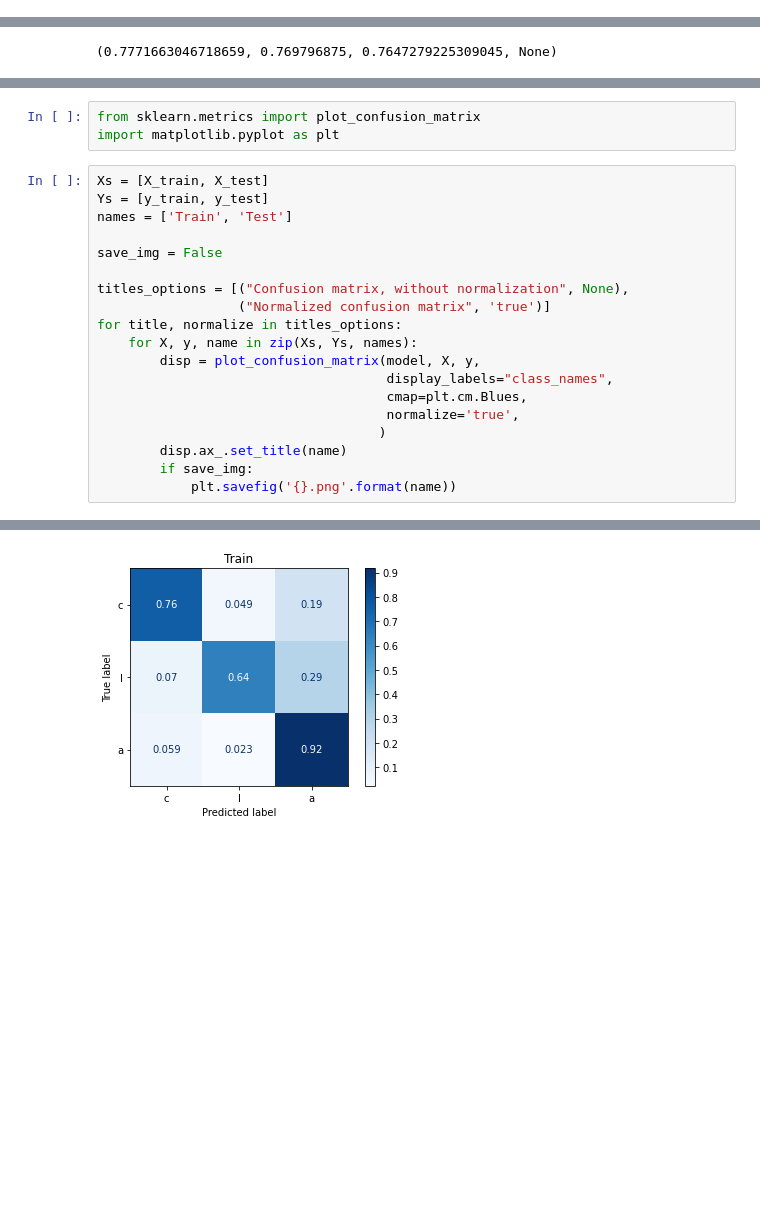
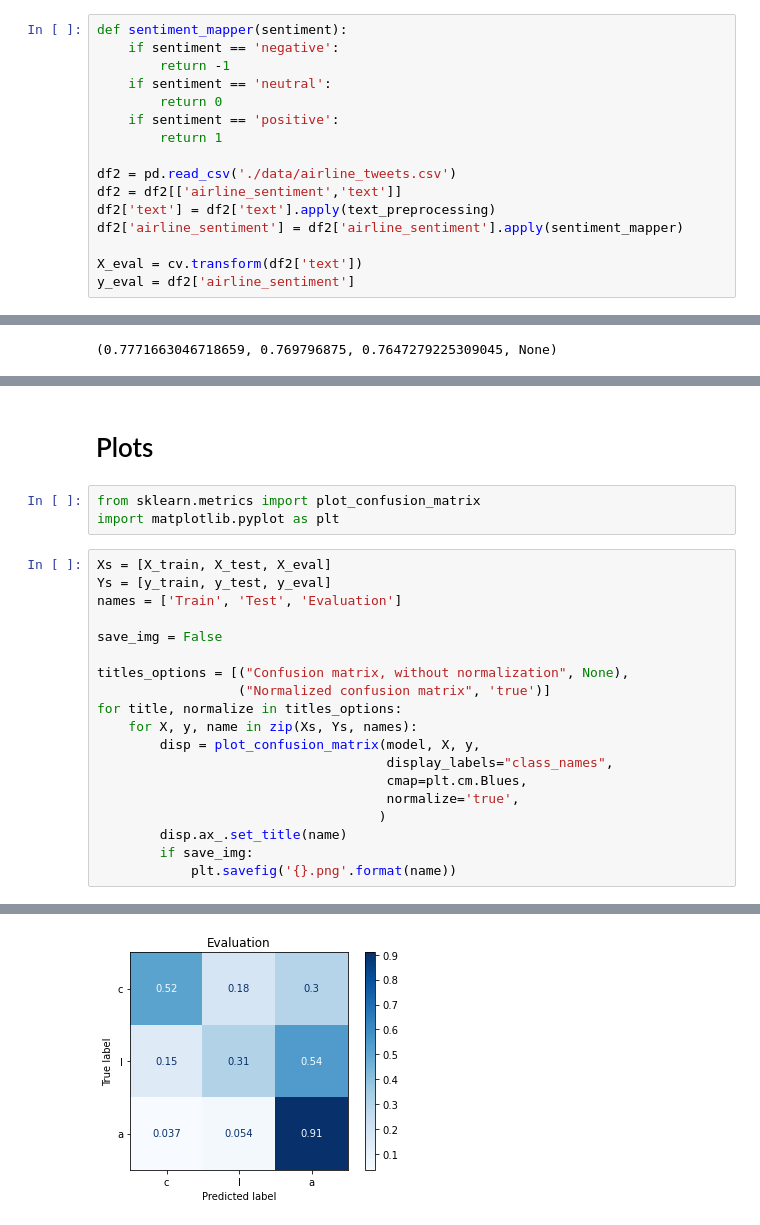
Before and after one commit to Mjodas/tweet-sentiment, a Jupyter notebook: baseline-NB.ipynb, the cells around one changed output, grey strips where cells are left out. Cells and saved outputs as stored; diff of their text form; blank space fills up the shorter version.

```diff
--- a/baseline-NB.ipynb
+++ b/baseline-NB.ipynb
@@ -37,0 +33,16 @@ text_counts = cv.fit_transform(df['text'])
+# %%
+def sentiment_mapper(sentiment):
+    if sentiment == 'negative':
+        return -1
+    if sentiment == 'neutral':
+        return 0
+    if sentiment == 'positive':
+        return 1
+
+df2 = pd.read_csv('./data/airline_tweets.csv')
+df2 = df2[['airline_sentiment','text']]
+df2['text'] = df2['text'].apply(text_preprocessing)
+df2['airline_sentiment'] = df2['airline_sentiment'].apply(sentiment_mapper)
+
+X_eval = cv.transform(df2['text'])
+y_eval = df2['airline_sentiment']
@@ -80,26 +108,28 @@ display(fscore)
+# %% [markdown]
+# Plots
 # %%
 from sklearn.metrics import plot_confusion_matrix
 import matplotlib.pyplot as plt
 # %%
-Xs = [X_train, X_test]
-Ys = [y_train, y_test]
-names = ['Train', 'Test']
+Xs = [X_train, X_test, X_eval]
+Ys = [y_train, y_test, y_eval]
+names = ['Train', 'Test', 'Evaluation']
 
 save_img = False
 
 titles_options = [("Confusion matrix, without normalization", None),
                   ("Normalized confusion matrix", 'true')]
 for title, normalize in titles_options:
     for X, y, name in zip(Xs, Ys, names):
         disp = plot_confusion_matrix(model, X, y,
                                      display_labels="class_names",
                                      cmap=plt.cm.Blues,
                                      normalize='true',
                                     )
         disp.ax_.set_title(name)
         if save_img:
             plt.savefig('{}.png'.format(name))
 # %% [output]
 [figure]
 [figure]
-[figure, old version]
+[figure, new version]
```
Also changed, not shown: parts of 13 cells of this notebook.
